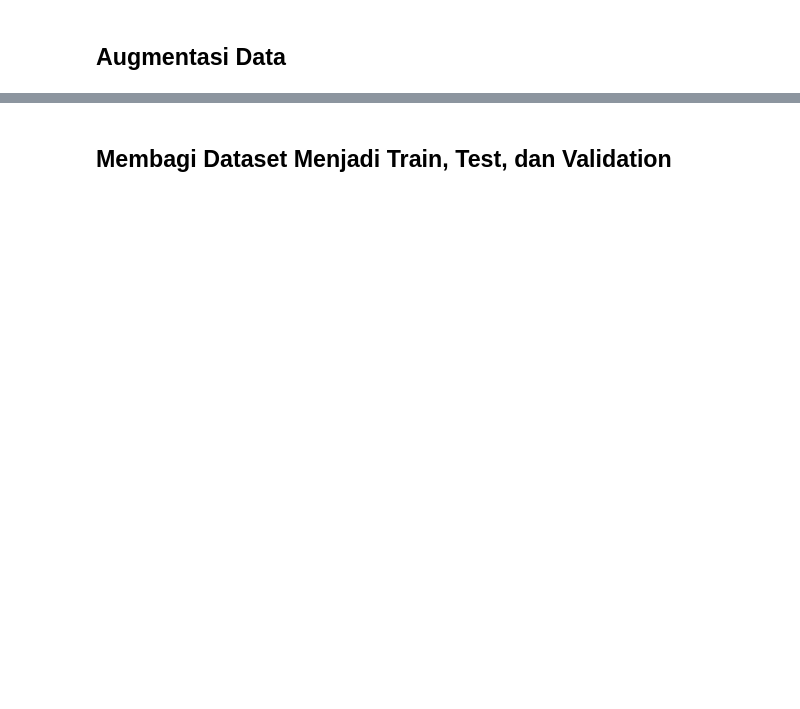
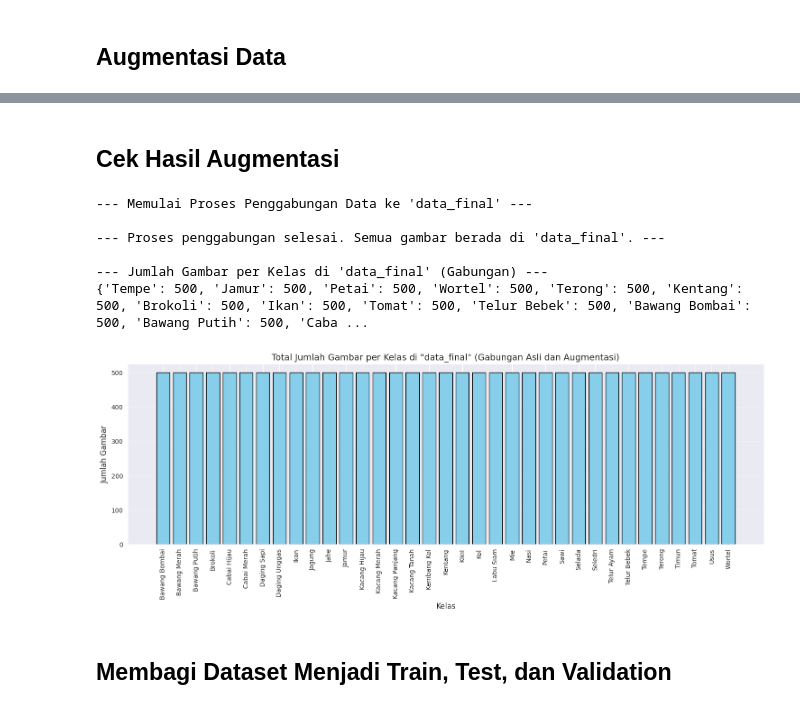
Before and after one commit to jerico-c/eatzi, a Jupyter notebook: Model_CNN_Capstone/capstone-model-cnn.ipynb, the cells around one changed output, grey strips where cells are left out. Drawn from its saved outputs; the diff is of its cells as text; code cells hidden in the pictures; blank space fills up the shorter version.

```diff
--- a/Model_CNN_Capstone/capstone-model-cnn.ipynb
+++ b/Model_CNN_Capstone/capstone-model-cnn.ipynb
@@ -348,3 +353,66 @@ plt.show()
+# %% [markdown]
+## **Cek Hasil Augmentasi**
+# %%
+# --- Bagian 4: Menggabungkan Data Asli dan Augmentasi ke Direktori 'data_final' ---
+print("\n--- Memulai Proses Penggabungan Data ke 'data_final' ---")
+
+final_data_dir = '/kaggle/working/food-ingredients-image/data_final'
+
+# Hapus direktori data_final jika sudah ada untuk memastikan bersih
+if os.path.exists(final_data_dir):
+    shutil.rmtree(final_data_dir)
+os.makedirs(final_data_dir, exist_ok=True) # Buat direktori data_final
+
+# Fungsi untuk menyalin gambar dari sumber ke tujuan
+def copy_images_to_final(source_dir, destination_dir):
+    for class_name in os.listdir(source_dir):
+        source_class_path = os.path.join(source_dir, class_name)
+        if os.path.isdir(source_class_path):
+            destination_class_path = os.path.join(destination_dir, class_name)
+            os.makedirs(destination_class_path, exist_ok=True) # Pastikan folder kelas di data_final ada
+
+            # print(f"Menyalin gambar dari '{source_class_path}' ke '{destination_class_path}'...")
+            for img_name in os.listdir(source_class_path):
+                src_path = os.path.join(source_class_path, img_name)
+                dst_path = os.path.join(destination_class_path, img_name)
+                shutil.copy(src_path, dst_path)
+        else:
+            print(f"Melewati: {source_class_path} bukan direktori.")
+
+# Salin data dari Data_Select ke data_final
+copy_images_to_final(data_select_dir, final_data_dir)
+
+# Salin data dari Data_Augmented ke data_final
+copy_images_to_final(augmented_data_dir, final_data_dir)
+
+print("\n--- Proses penggabungan selesai. Semua gambar berada di 'data_final'. ---")
+
+# Verifikasi jumlah gambar di data_final
+final_class_counts = count_images_per_class(final_data_dir)
+print("\n--- Jumlah Gambar per Kelas di 'data_final' (Gabungan) ---")
+print(final_class_counts)
+
+# Visualisasi jumlah gambar di data_final
+all_classes_in_final = sorted(final_class_counts.keys())
+values_in_final = [final_class_counts.get(cls, 0) for cls in all_classes_in_final]
+
+plt.figure(figsize=(15, 6))
+plt.bar(all_classes_in_final, values_in_final, color='skyblue', edgecolor='black')
+plt.title('Total Jumlah Gambar per Kelas di "data_final" (Gabungan Asli dan Augmentasi)', fontsize=14)
+plt.xlabel('Kelas', fontsize=12)
+plt.ylabel('Jumlah Gambar', fontsize=12)
+plt.xticks(rotation=90)
+plt.grid(True, axis='y', linestyle='--', alpha=0.7)
+plt.tight_layout()
+plt.show()
+# %% [output]
+--- Memulai Proses Penggabungan Data ke 'data_final' ---
+
+--- Proses penggabungan selesai. Semua gambar berada di 'data_final'. ---
+
+--- Jumlah Gambar per Kelas di 'data_final' (Gabungan) ---
+{'Tempe': 500, 'Jamur': 500, 'Petai': 500, 'Wortel': 500, 'Terong': 500, 'Kentang': 500, 'Brokoli': 500, 'Ikan': 500, 'Tomat': 500, 'Telur Bebek': 500, 'Bawang Bombai': 500, 'Bawang Putih': 500, 'Caba ...
+[figure, added]
 # %% [markdown]
 ## **Membagi Dataset Menjadi Train, Test, dan Validation**
 # %%
```
Also changed, not shown: parts of 43 cells of this notebook.
